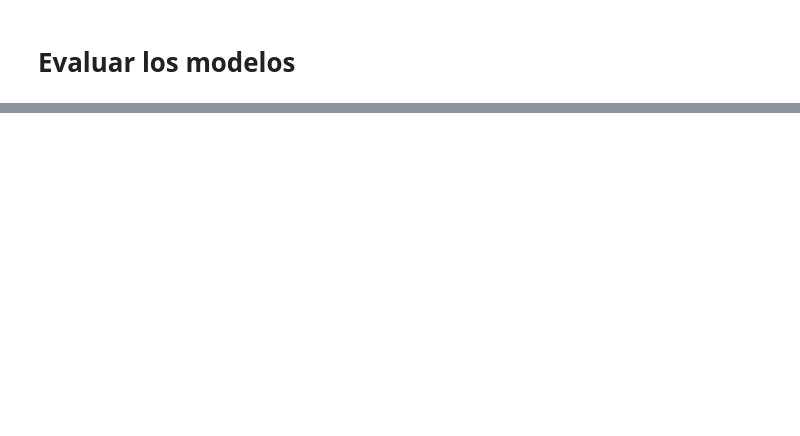
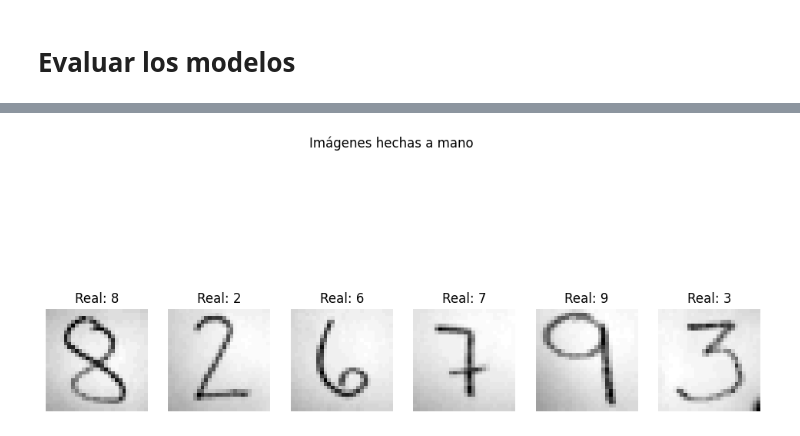
Before and after one commit to JavierC22153/Laboratorios_DataScience, a Jupyter notebook: lab3.ipynb, the cells around one changed output, grey strips where cells are left out. Drawn from its saved outputs; the diff is of its cells as text; code cells hidden in the pictures; blank space fills up the shorter version.

Commit message:
feat: predict

```diff
--- a/lab3.ipynb
+++ b/lab3.ipynb
@@ -145,8 +145,7 @@ defaultdict(<function __main__.load_sample_images.<locals>.<lambda>()>,
 # Ahora las transformaciones se haran usando las funciones que trae tensorflow, y seran aleatorias para cada batch
 
 data_augmentation = Sequential([
-    RandomFlip("horizontal"),
-    RandomRotation(0.1),            # ±10% de rotación (~±15 grados)
+    RandomRotation(0.03),            # -10% de rotación para que los 6 no parezcan 9 al rotar
     RandomZoom(0.1),
     RandomTranslation(0.1, 0.1),    # 10% en ambos ejes
     RandomContrast(0.1)
@@ -546,0 +578,92 @@ plot_knn_results(accuracy, loss)
+# %%
+import os
+from pathlib import Path
+from PIL import Image
+import numpy as np
+import matplotlib.pyplot as plt
+
+mano_dir = Path("data/a_mano")
+img_files = sorted([f for f in mano_dir.glob("*.jpg")])
+
+clases_reales = [8, 2, 6, 7, 9, 3]
+
+def cargar_y_preprocesar_img(path, target_size=(28, 28)):
+    img = Image.open(path).convert("L")  # Escala de grises
+    img = img.resize(target_size, Image.BILINEAR)
+    img_array = np.array(img).astype(np.float32) / 255.0
+    img_array = img_array.reshape((28, 28, 1))
+    return img_array
+
+imagenes = [cargar_y_preprocesar_img(p) for p in img_files]
+imagenes = np.stack(imagenes, axis=0)
+clases_reales = np.array(clases_reales)
+
+# ---------- Inferencia ----------
+modelos = {
+    "CNN1 sin aug": cnn1,
+    "CNN2 sin aug": cnn2,
+    "MLP sin aug": mlp_model,
+    "CNN1 con aug": cnn1_aug,
+    "CNN2 con aug": cnn2_aug,
+    "MLP con aug": mlp_model_aug
+}
+
+for nombre, modelo in modelos.items():
+    probs = modelo.predict(imagenes)
+    pred_labels = np.argmax(probs, axis=1)
+    acc = np.mean(pred_labels == clases_reales)
+
+    print(f"{nombre} - Accuracy con imágenes a mano: {acc:.2f}")
+    print("Predicciones:", pred_labels)
+    print("Reales     :", clases_reales)
+    print("-" * 40)
+
+# ---------- Visualización ----------
+plt.figure(figsize=(12, 6))
+for i, img in enumerate(imagenes):
+    plt.subplot(1, len(imagenes), i+1)
+    plt.imshow(img.squeeze(), cmap='gray')
+    plt.title(f"Real: {clases_reales[i]}")
+    plt.axis("off")
+plt.suptitle("Imágenes hechas a mano")
+plt.show()
+
+imagenes_flat = imagenes.reshape((imagenes.shape[0], -1))  # (N, 784)
+
+print("\nKNN sin Transformar imagen")
+X_train, y_train = dataset_to_numpy(train_ds)
+X_train_flat = X_train.reshape((X_train.shape[0], -1))
+scaler_knn_sin = MinMaxScaler()
+X_train_flat = scaler_knn_sin.fit_transform(X_train_flat)
+
+# Entrenamiento (si no está hecho antes)
+knn_sin = KNeighborsClassifier(n_neighbors=3, n_jobs=-1)
+knn_sin.fit(X_train_flat, y_train)
+
+# Preprocesar las imágenes a mano con el mismo scaler
+imagenes_flat_sin = scaler_knn_sin.transform(imagenes_flat)
+pred_sin = knn_sin.predict(imagenes_flat_sin)
+acc_sin = np.mean(pred_sin == clases_reales)
+
+print(f"KNN sin transformación - Accuracy con imágenes a mano: {acc_sin:.2f}")
+print("Predicciones:", pred_sin)
+print("Reales      :", clases_reales)
+
+print("\nKNN con Transformacion de imagen")
+X_train_t, y_train_t = dataset_to_numpy_transformed(train_ds_augmented)
+X_train_t_flat = X_train_t.reshape((X_train_t.shape[0], -1))
+scaler_knn_aug = MinMaxScaler()
+X_train_t_flat = scaler_knn_aug.fit_transform(X_train_t_flat)
+
+knn_con = KNeighborsClassifier(n_neighbors=3, n_jobs=-1)
+knn_con.fit(X_train_t_flat, y_train_t)
+
+# Reusar las imágenes, aplicar scaler del segundo modelo
+imagenes_flat_con = scaler_knn_aug.transform(imagenes_flat)
+pred_con = knn_con.predict(imagenes_flat_con)
+acc_con = np.mean(pred_con == clases_reales)
+
+print(f"KNN con transformación - Accuracy con imágenes a mano: {acc_con:.2f}")
+print("Predicciones:", pred_con)
+print("Reales      :", clases_reales)
+# %% [output]
@@ -546,0 +687 @@ plot_knn_results(accuracy, loss)
+[figure, added]
```
Also changed, not shown: parts of 6 cells of this notebook.
